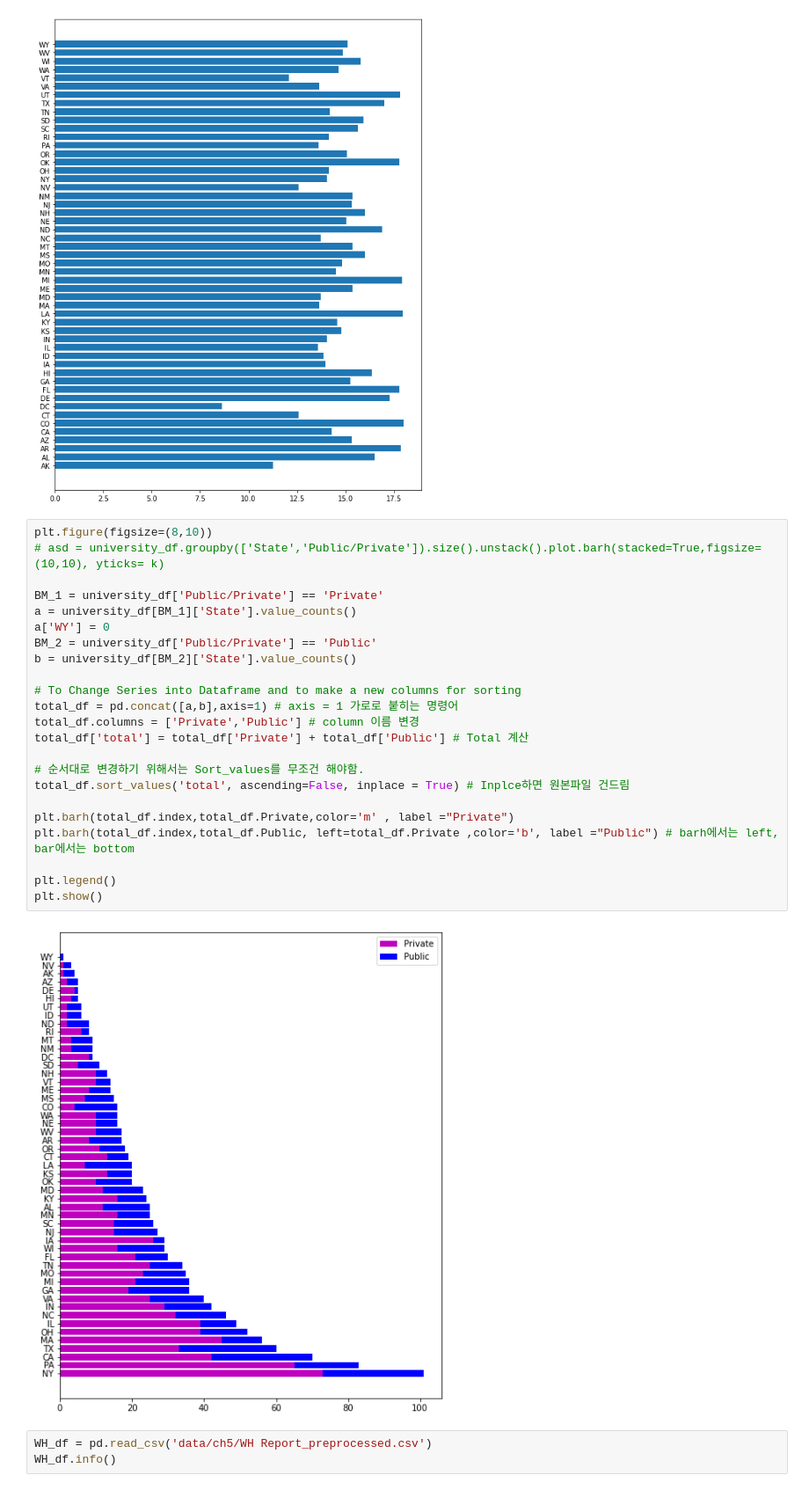
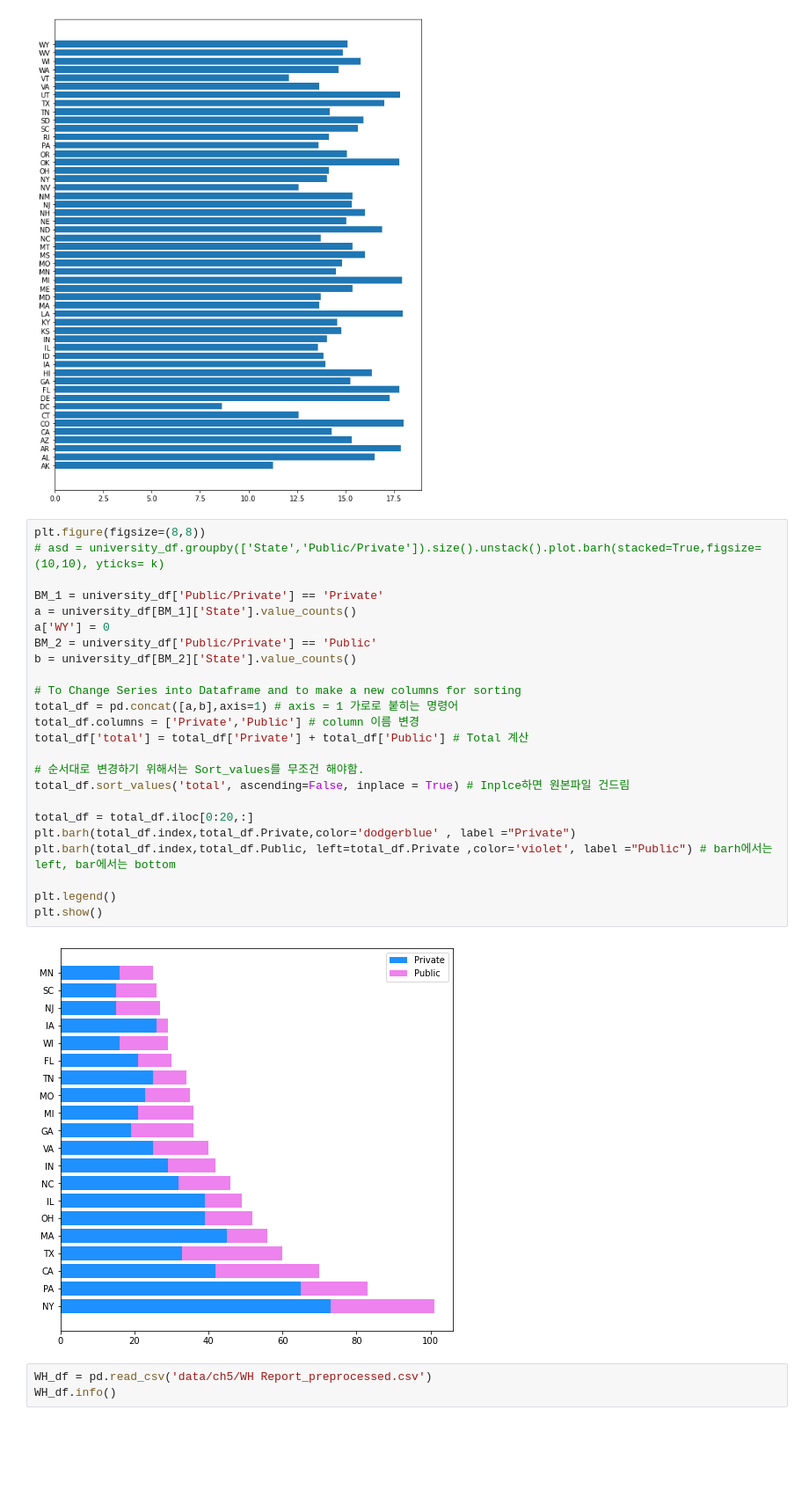
Before and after one commit to yangoos57/dataStudy, a Jupyter notebook: ML/Hands_On_Data_preprocessing_in_python/Part2/ch5_exercise1.ipynb, the cells around one changed output. Shown at 88% size. Saved outputs shown, nothing was run; the diff lists cells and outputs as text; blank space fills up the shorter version.

```diff
--- a/ML/Hands_On_Data_preprocessing_in_python/Part2/ch5_exercise1.ipynb
+++ b/ML/Hands_On_Data_preprocessing_in_python/Part2/ch5_exercise1.ipynb
@@ -62,30 +62,31 @@ plt.tight_layout()
 # %% [output]
 [figure]
 # %%
-plt.figure(figsize=(8,10))
+plt.figure(figsize=(8,8))
 # asd = university_df.groupby(['State','Public/Private']).size().unstack().plot.barh(stacked=True,figsize=(10,10), yticks= k)
 
 BM_1 = university_df['Public/Private'] == 'Private'
 a = university_df[BM_1]['State'].value_counts()
 a['WY'] = 0
 BM_2 = university_df['Public/Private'] == 'Public'
 b = university_df[BM_2]['State'].value_counts()
 
 # To Change Series into Dataframe and to make a new columns for sorting
 total_df = pd.concat([a,b],axis=1) # axis = 1 가로로 붙히는 명령어
 total_df.columns = ['Private','Public'] # column 이름 변경
 total_df['total'] = total_df['Private'] + total_df['Public'] # Total 계산
 
 # 순서대로 변경하기 위해서는 Sort_values를 무조건 해야함.
 total_df.sort_values('total', ascending=False, inplace = True) # Inplce하면 원본파일 건드림
 
-plt.barh(total_df.index,total_df.Private,color='m' , label ="Private")
-plt.barh(total_df.index,total_df.Public, left=total_df.Private ,color='b', label ="Public") # barh에서는 left, bar에서는 bottom
+total_df = total_df.iloc[0:20,:]
+plt.barh(total_df.index,total_df.Private,color='dodgerblue' , label ="Private")
+plt.barh(total_df.index,total_df.Public, left=total_df.Private ,color='violet', label ="Public") # barh에서는 left, bar에서는 bottom
 
 plt.legend()
 plt.show()
 # %% [output]
-[figure, old version]
+[figure, new version]
 # %%
 WH_df = pd.read_csv('data/ch5/WH Report_preprocessed.csv')
 WH_df.info()
```
Also changed, not shown: parts of 2 cells of this notebook, 9 other files.
